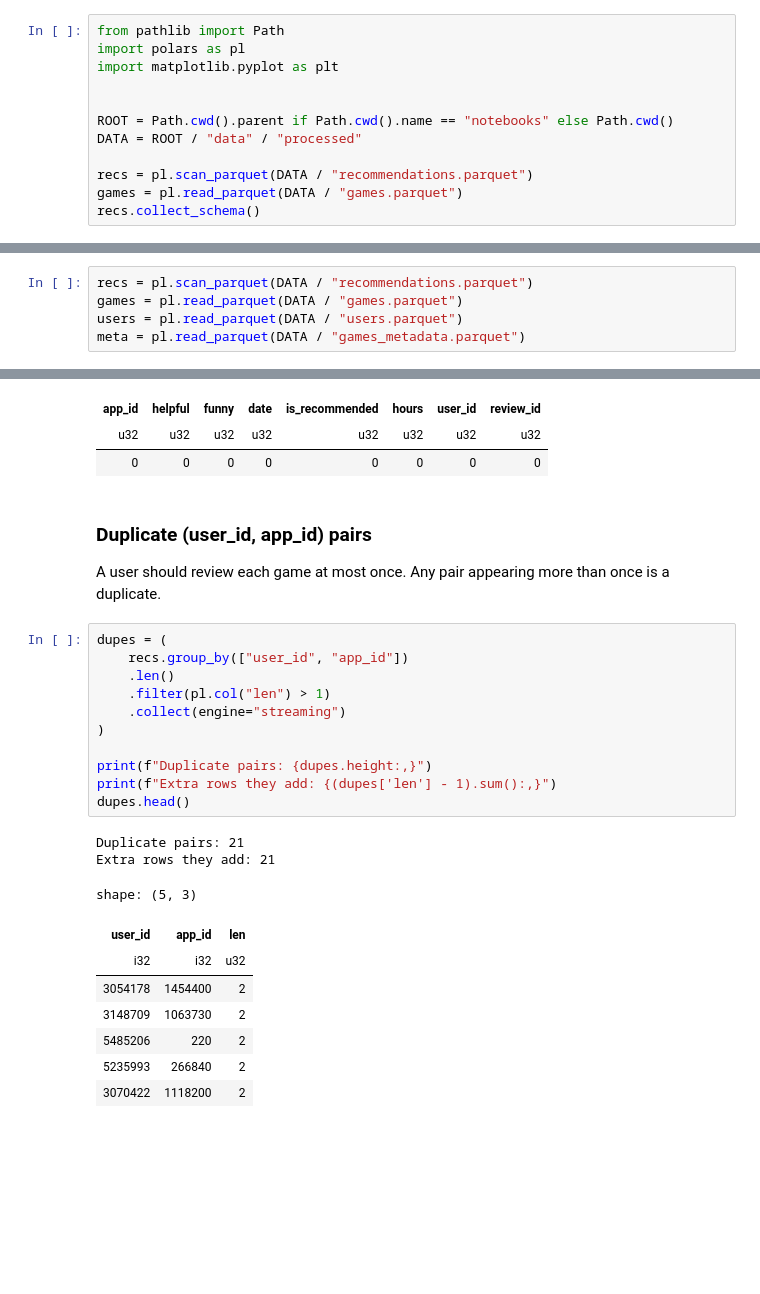
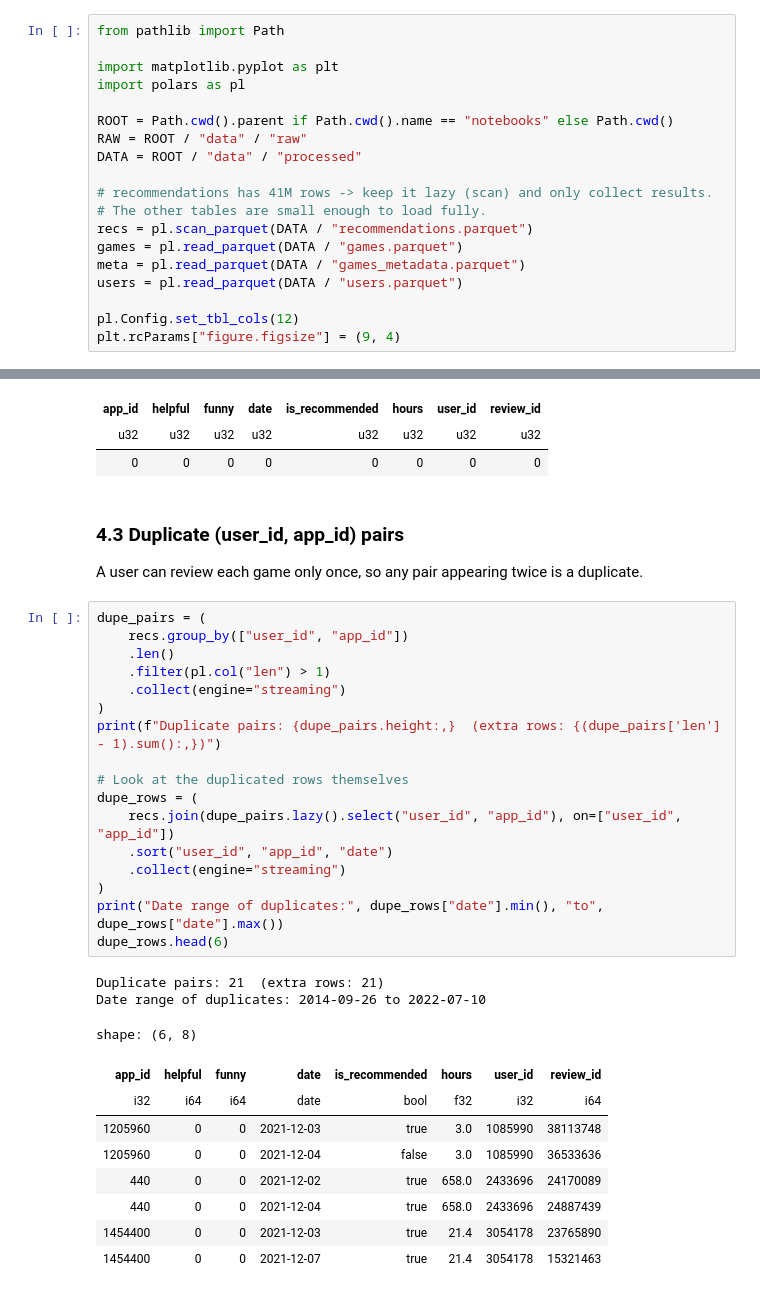
Before and after one commit to Ayumii-ww/steam-recommender, a Jupyter notebook: notebooks/01_eda.ipynb, the cells around one changed output, grey strips where cells are left out. Saved outputs shown, nothing was run; the diff lists cells and outputs as text; blank space fills up the shorter version.

Commit message:
Restructure EDA notebook with distributions, users and DLC checks

```diff
--- a/notebooks/01_eda.ipynb
+++ b/notebooks/01_eda.ipynb
@@ -1,12 +25,19 @@
 # %%
 from pathlib import Path
+
+import matplotlib.pyplot as plt
 import polars as pl
-import matplotlib.pyplot as plt
-
 
 ROOT = Path.cwd().parent if Path.cwd().name == "notebooks" else Path.cwd()
+RAW = ROOT / "data" / "raw"
 DATA = ROOT / "data" / "processed"
 
+# recommendations has 41M rows -> keep it lazy (scan) and only collect results.
+# The other tables are small enough to load fully.
 recs = pl.scan_parquet(DATA / "recommendations.parquet")
 games = pl.read_parquet(DATA / "games.parquet")
-recs.collect_schema()
+meta = pl.read_parquet(DATA / "games_metadata.parquet")
+users = pl.read_parquet(DATA / "users.parquet")
+
+pl.Config.set_tbl_cols(12)
+plt.rcParams["figure.figsize"] = (9, 4)
@@ -37,8 +94,3 @@ shape: (1, 8)
 | reviews | users | games | first_review | last_review | share_recommended | avg_hours | median_hours |
 | u32 | u32 | u32 | date | date | f64 | f32 | f32 |
 | 41154794 | 13781059 | 37610 | 2010-10-15 | 2022-12-31 | 0.857844 | 100.602242 | 27.299999 |
-# %%
-recs = pl.scan_parquet(DATA / "recommendations.parquet")
-games = pl.read_parquet(DATA / "games.parquet")
-users = pl.read_parquet(DATA / "users.parquet")
-meta = pl.read_parquet(DATA / "games_metadata.parquet")
@@ -105,28 +117,35 @@ shape: (1, 8)
 | u32 | u32 | u32 | u32 | u32 | u32 | u32 | u32 |
 | 0 | 0 | 0 | 0 | 0 | 0 | 0 | 0 |
 # %% [markdown]
-### Duplicate (user_id, app_id) pairs
-A user should review each game at most once. Any pair appearing more than once is a duplicate.
+### 4.3 Duplicate (user_id, app_id) pairs
+A user can review each game only once, so any pair appearing twice is a duplicate.
 # %%
-dupes = (
+dupe_pairs = (
     recs.group_by(["user_id", "app_id"])
     .len()
     .filter(pl.col("len") > 1)
     .collect(engine="streaming")
 )
+print(f"Duplicate pairs: {dupe_pairs.height:,}  (extra rows: {(dupe_pairs['len'] - 1).sum():,})")
 
-print(f"Duplicate pairs: {dupes.height:,}")
-print(f"Extra rows they add: {(dupes['len'] - 1).sum():,}")
-dupes.head()
+# Look at the duplicated rows themselves
+dupe_rows = (
+    recs.join(dupe_pairs.lazy().select("user_id", "app_id"), on=["user_id", "app_id"])
+    .sort("user_id", "app_id", "date")
+    .collect(engine="streaming")
+)
+print("Date range of duplicates:", dupe_rows["date"].min(), "to", dupe_rows["date"].max())
+dupe_rows.head(6)
 # %% [output]
-Duplicate pairs: 21
-Extra rows they add: 21
+Duplicate pairs: 21  (extra rows: 21)
+Date range of duplicates: 2014-09-26 to 2022-07-10
-shape: (5, 3)
+shape: (6, 8)
-| user_id | app_id | len |
-| i32 | i32 | u32 |
-| 3054178 | 1454400 | 2 |
-| 3148709 | 1063730 | 2 |
-| 5485206 | 220 | 2 |
-| 5235993 | 266840 | 2 |
-| 3070422 | 1118200 | 2 |
+| app_id | helpful | funny | date | is_recommended | hours | user_id | review_id |
+| i32 | i64 | i64 | date | bool | f32 | i32 | i64 |
+| 1205960 | 0 | 0 | 2021-12-03 | true | 3.0 | 1085990 | 38113748 |
+| 1205960 | 0 | 0 | 2021-12-04 | false | 3.0 | 1085990 | 36533636 |
+| 440 | 0 | 0 | 2021-12-02 | true | 658.0 | 2433696 | 24170089 |
+| 440 | 0 | 0 | 2021-12-04 | true | 658.0 | 2433696 | 24887439 |
+| 1454400 | 0 | 0 | 2021-12-03 | true | 21.4 | 3054178 | 23765890 |
+| 1454400 | 0 | 0 | 2021-12-07 | true | 21.4 | 3054178 | 15321463 |
 # %% [markdown]
```
Also changed, not shown: parts of 39 cells of this notebook.
